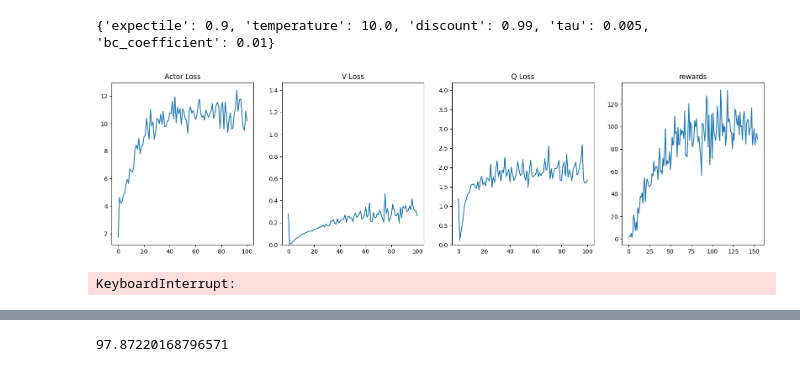
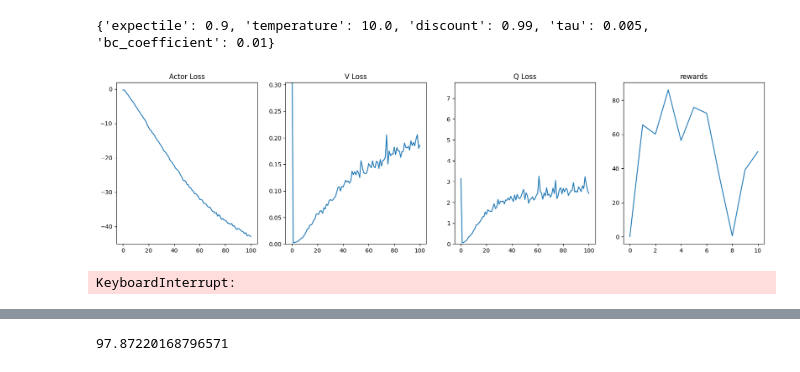
Before and after one commit to TheSun00000/fre_experiments, a Jupyter notebook: iql_torch_dmc.ipynb, the cells around one changed output, grey strips where cells are left out. Cells and saved outputs as stored; diff of their text form; code cells hidden in the pictures.

Commit message:
add ddpg+bc

```diff
--- a/iql_torch_dmc.ipynb
+++ b/iql_torch_dmc.ipynb
@@ -67,7 +67,7 @@ def get_env_and_dataset(env_name, max_episode_steps=1000):
 # %%
 
 ENV_NAME = 'cheetah' # walker | cheetah
-POLICY_EXTRACTION_METHOD = 'awr' # awr |  ddpg
+POLICY_EXTRACTION_METHOD = 'ddpg' # awr |  ddpg
 TRAINING_STEPS = 1_000_000
 BATCH_SIZE = 1024
 
@@ -269,7 +269,7 @@ LOG_STD_MAX = 2.0
 class GaussianPolicy(nn.Module):
     def __init__(self, obs_dim, act_dim, hidden_dim=256, n_hidden=2):
         super().__init__()
-        self.net = mlp([obs_dim, *([hidden_dim] * n_hidden), act_dim])
+        self.net = mlp([obs_dim, *([hidden_dim] * n_hidden), act_dim], output_activation=nn.Tanh)
         self.log_std = nn.Parameter(torch.zeros(act_dim, dtype=torch.float32))
 
     def forward(self, obs):
@@ -324,13 +324,6 @@ class IQL(nn.Module):
         self.q_optimizer = optimizer_factory(self.critic.parameters())
         self.policy_optimizer = optimizer_factory(self.policy.parameters())
         self.policy_lr_schedule = CosineAnnealingLR(self.policy_optimizer, max_steps)
-# %%
-config = {
-    'expectile': 0.8,
-    'temperature': 3.0,
-    'discount': 0.99,
-    'tau': 0.005,
-}
 # %%
 def asymmetric_l2_loss(u, tau):
     return torch.mean(torch.abs(tau - (u < 0).float()) * u**2)
@@ -421,21 +414,36 @@ for timestep in tqdm(range(10**6)):
     update_exponential_moving_average(iql_agent.target_critic, iql_agent.critic, config['tau'])
 
     # Update policy
-    exp_adv = torch.exp(config['temperature'] * adv.detach()).clamp(max=100.)
-    policy_out = iql_agent.policy(observations)
-    if isinstance(policy_out, torch.distributions.Distribution):
-        bc_losses = -policy_out.log_prob(actions)
-    elif torch.is_tensor(policy_out):
-        assert policy_out.shape == actions.shape
-        bc_losses = torch.sum((policy_out - actions)**2, dim=1)
-    else:
-        raise NotImplementedError
-    policy_loss = torch.mean(exp_adv * bc_losses)
+    if POLICY_EXTRACTION_METHOD == 'awr':
+        exp_adv = torch.exp(config['temperature'] * adv.detach()).clamp(max=100.)
+        policy_out = iql_agent.policy(observations)
+        if isinstance(policy_out, torch.distributions.Distribution):
+            bc_losses = -policy_out.log_prob(actions)
+        elif torch.is_tensor(policy_out):
+            assert policy_out.shape == actions.shape
+            bc_losses = torch.sum((policy_out - actions)**2, dim=1)
+        else:
+            raise NotImplementedError
+        policy_loss = torch.mean(exp_adv * bc_losses)
+
+
+    elif POLICY_EXTRACTION_METHOD == 'ddpg':
+        policy_out = iql_agent.policy(observations)
+        normalized_actions = policy_out.mean
+        # normalized_actions = torch.tanh(policy_out.mean)
+        qs = iql_agent.critic.both(observations, normalized_actions)
+        q = sum(qs) / len(qs)
+        q_loss_ = -q.mean()
+        log_probs = policy_out.log_prob(actions)
+        bc_loss = -((config['bc_coefficient'] * log_probs)).mean()
+
+        policy_loss = torch.mean(q_loss_ + bc_loss)
+
+
     iql_agent.policy_optimizer.zero_grad(set_to_none=True)
     policy_loss.backward()
     iql_agent.policy_optimizer.step()
     iql_agent.policy_lr_schedule.step()
-
 
 
     actor_losses.append(policy_loss.item())
@@ -453,32 +461,32 @@ for timestep in tqdm(range(10**6)):
         # if ENV_NAME == 'walker':
         #     r = reward_function(torch.tensor(produced_trajectory[:, :, -3:]))
         # elif ENV_NAME == 'cheetah':
         #     r = reward_function(torch.tensor(produced_trajectory[:, :, -1:]))
 
         # r_mean = r.sum(dim=1).mean().item()
 
         r_mean = eval_rewards.mean()
         rewards_logs.append(r_mean)
 
         clear_output(True)
         fig, axs = plt.subplots(1, 4, figsize=(20, 5))
 
         axs[0].plot(smooth_and_downsample(actor_losses))
         axs[1].set_ylim(0,max(actor_losses[-100:]))
         axs[0].set_title("Actor Loss")
 
         axs[1].plot(smooth_and_downsample(v_losses))
         axs[1].set_ylim(0,max(v_losses[-100:]))
         axs[1].set_title("V Loss")
 
         axs[2].plot(smooth_and_downsample(q_losses))
         axs[2].set_ylim(0,max(q_losses[-100:]))
         axs[2].set_title("Q Loss")
 
         axs[3].plot(rewards_logs)
         axs[3].set_title("rewards")
 
         plt.show()
 # %% [output]
-[figure, old version]
+[figure, new version]
 KeyboardInterrupt:
```
Also changed, not shown: parts of 1 cell of this notebook, 1 other file.
